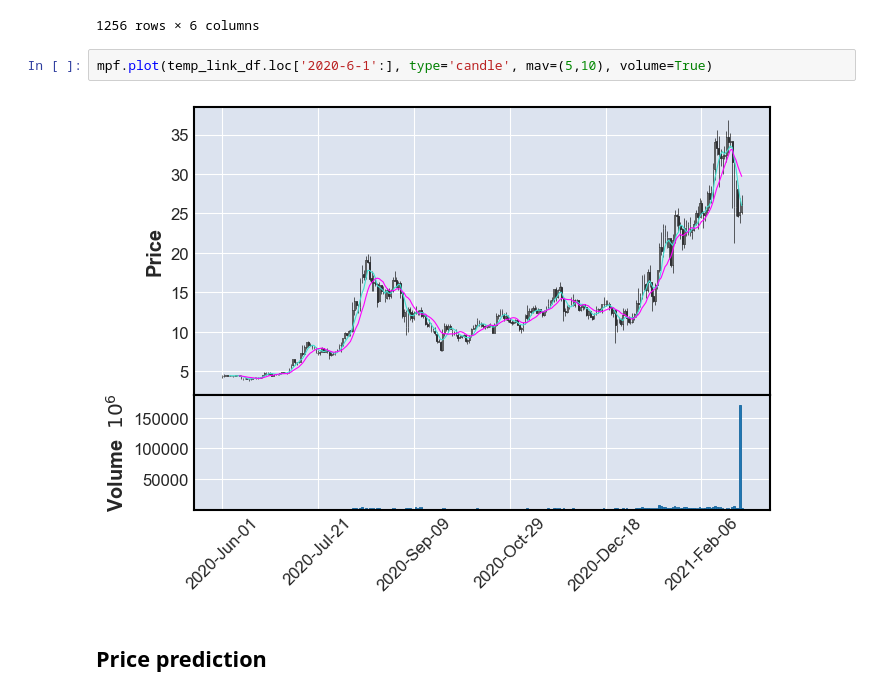
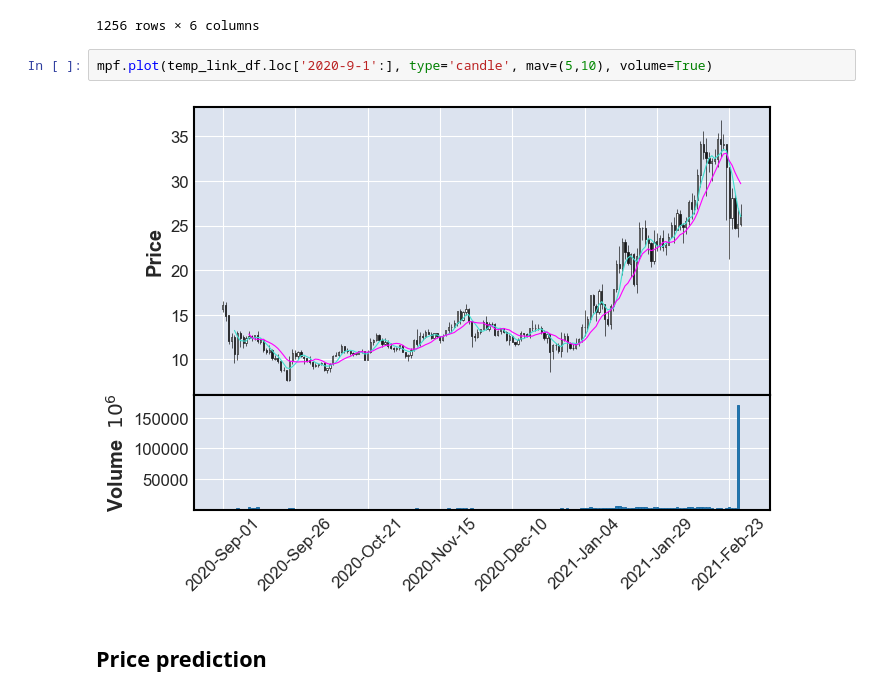
Before and after one commit to ArtTucker/crypto_prices_ML, a Jupyter notebook: preprocessing/by_coin/chainlink_notebook_from_CSV.ipynb, the cells around one changed output. Saved outputs shown, nothing was run; the diff lists cells and outputs as text.

```diff
--- a/preprocessing/by_coin/chainlink_notebook_from_CSV.ipynb
+++ b/preprocessing/by_coin/chainlink_notebook_from_CSV.ipynb
@@ -118,9 +97,9 @@ temp_link_df
 | 2021-02-27 | 27.390610 | 24.906771 | 25.197746 | 26.235097 | 1.874411e+09 | 18685.0 |
 1256 rows × 6 columns
 # %%
-mpf.plot(temp_link_df.loc['2020-6-1':], type='candle', mav=(5,10), volume=True)
+mpf.plot(temp_link_df.loc['2020-9-1':], type='candle', mav=(5,10), volume=True)
 # %% [output]
-[figure, old version]
+[figure, new version]
 # %% [markdown]
 ## Price prediction
 # %%
```
Also changed, not shown: parts of 4 cells of this notebook, 8 other files.
